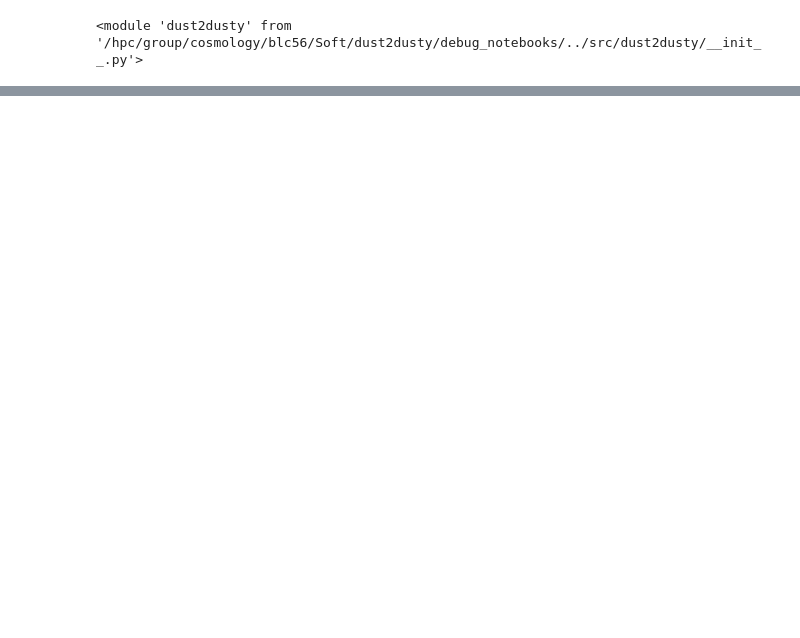
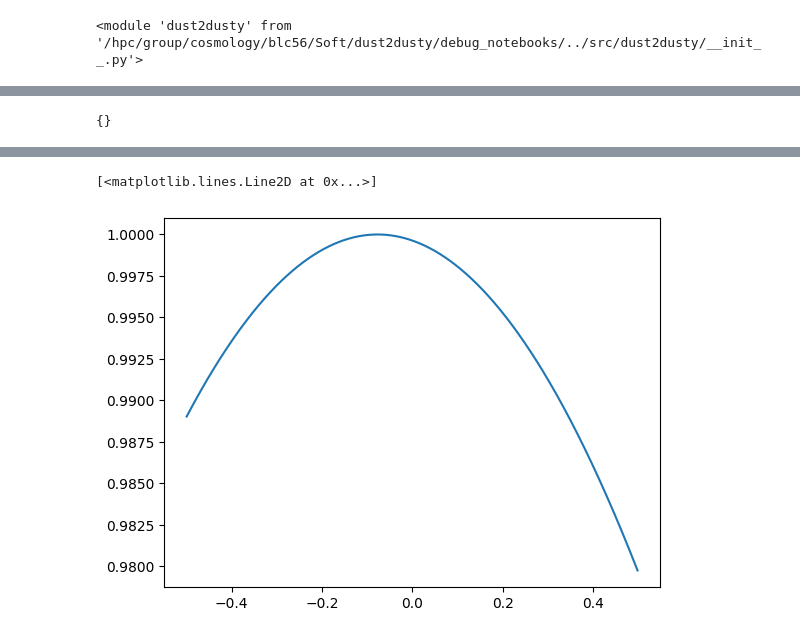
Before and after one commit to mariaac3/dust2dusty, a Jupyter notebook: debug_notebooks/Untitled.ipynb, the cells around one changed output, grey strips where cells are left out. Cells and saved outputs as stored; diff of their text form; code cells hidden in the pictures; blank space fills up the shorter version.

```diff
--- a/debug_notebooks/Untitled.ipynb
+++ b/debug_notebooks/Untitled.ipynb
@@ -70,0 +107,47 @@ sampled_par_names, p0_init, p0_std, p0_bounds, log_sampling = dust2dusty.utils.g
+# %%
+import operator
+_OPERATOR_MAP = {"low": operator.lt, "high": operator.gt}
+# %% [output]
+{}
+# %%
+
+#split_pars = list(param_dic["splits"].keys())
+split_pars = []
+param_dist_vals_subdic = {}
+
+comb_list = list(product(*[[f"{split_p}_{l}" for l in ["low", "high"]] for split_p in split_pars]))
+for comb in comb_list:
+    key = "_" + "_".join(comb)
+
+    if key == "_":
+        key = ""
+
+    param_dist_vals_subdic = {
+                    k.replace(f"{key}", ""): v
+                    for k, v in param_dist_vals_dic.items()
+                    if key in k
+                   }
+
+
+
+    mask = np.ones_like(genpdf_probs_grid, dtype=bool)
+    for split_p in split_pars:
+        if f"{split_p}_low" in key:
+            mask &= _OPERATOR_MAP["low"](genpdf_split_grid_dic[f"{split_p}"], param_dic["splits"][f"{split_p}"])
+        elif f"{split_p}_high" in key:
+            mask &= _OPERATOR_MAP["high"](genpdf_split_grid_dic[f"{split_p}"], param_dic["splits"][f"{split_p}"])
+        else:
+            raise ValueError()
+
+    #genpdf_probs_grid[mask] = dust2dusty.SALT2mu.get_1d_exponential(param_dist_vals_subdic[param_name + "_tau"], genpdf_par_grid[mask])
+    genpdf_probs_grid[mask] = dust2dusty.SALT2mu.get_1d_asym_gauss(
+                param_dist_vals_subdic[param_name + "_mu"],
+                param_dist_vals_subdic[param_name + "_std"],
+                param_dist_vals_subdic[param_name + "_std"],
+                genpdf_par_grid[mask],
+            )
+# %%
+import matplotlib.pyplot as plt
+
+plt.plot(genpdf_par_grid.flatten(), genpdf_probs_grid.flatten())
+# %% [output]
@@ -70,0 +171,2 @@ sampled_par_names, p0_init, p0_std, p0_bounds, log_sampling = dust2dusty.utils.g
+[<matplotlib.lines.Line2D at 0x...>]
+[figure, added]
```
Also changed, not shown: parts of 28 cells of this notebook, 2 other files.
